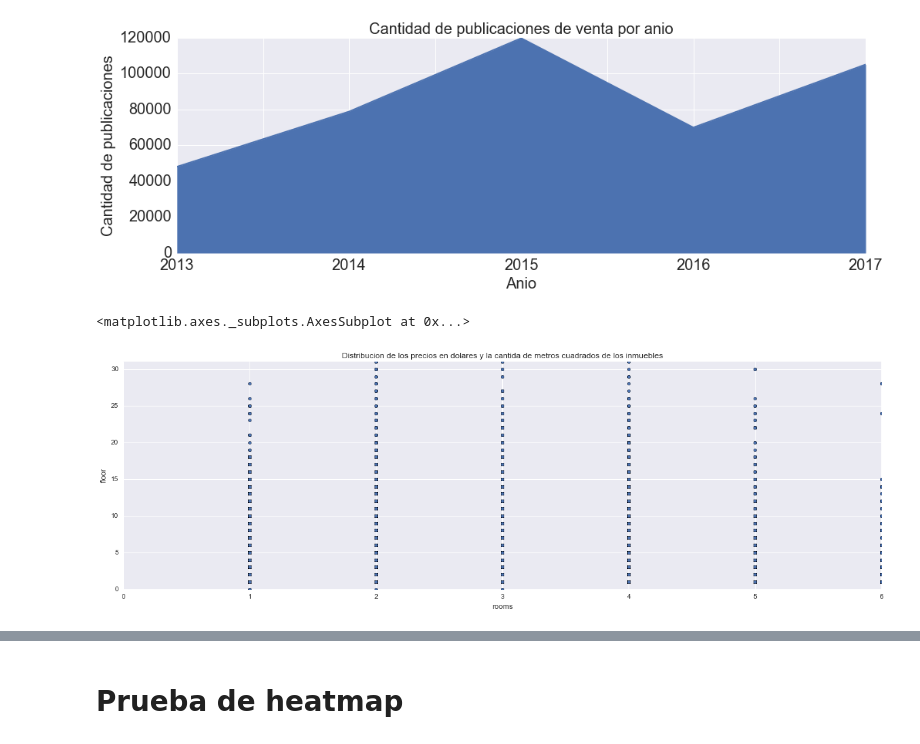
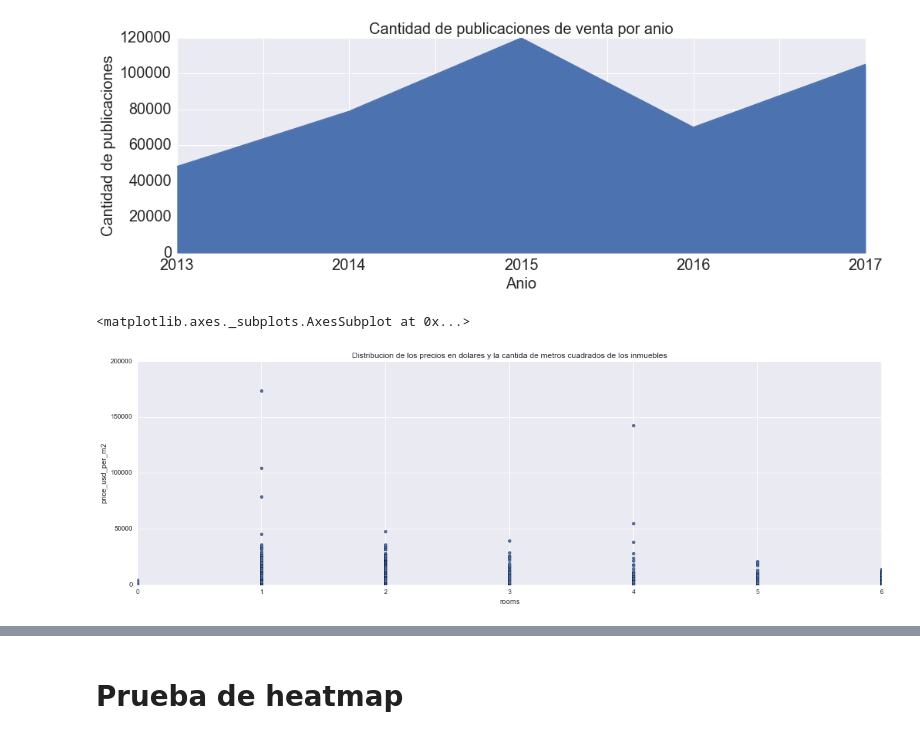
Before and after one commit to BraianVicente/properati_argentina, a Jupyter notebook: src/TP 1 - Properati - Full Month - Algunos Plots.ipynb, the cells around one changed output, grey strips where cells are left out. Cells and saved outputs as stored; diff of their text form; code cells hidden in the pictures.

Commit message:
agregado de plot

```diff
--- a/src/TP 1 - Properati - Full Month - Algunos Plots.ipynb
+++ b/src/TP 1 - Properati - Full Month - Algunos Plots.ipynb
@@ -831,13 +831,13 @@ plt.ylabel("Cantidad de publicaciones",fontsize=20);
 # %%
 ax = plt.subplot(111)
 ax.set_xlim(0,6)
-ax.set_ylim(0,31)
+ax.set_ylim(0,200000)
 properati[properati['state_name'] == 'Capital Federal'] \
-                .plot.scatter(x='rooms',y='floor',ax=ax,\
+                .plot.scatter(x='rooms',y='price_usd_per_m2',ax=ax,\
                 title='Distribucion de los precios en dolares y la cantida de metros cuadrados de los inmuebles',figsize=(20,6))
 # %% [output]
 <matplotlib.axes._subplots.AxesSubplot at 0x...>
-[figure, old version]
+[figure, new version]
 # %%
 properati[['price_usd_per_m2','price_aprox_usd','surface_covered_in_m2','place_name','zone','property_type']].sort_values(['price_aprox_usd','price_usd_per_m2'])
 # %% [output]
```
Also changed, not shown: parts of 3 cells of this notebook.
